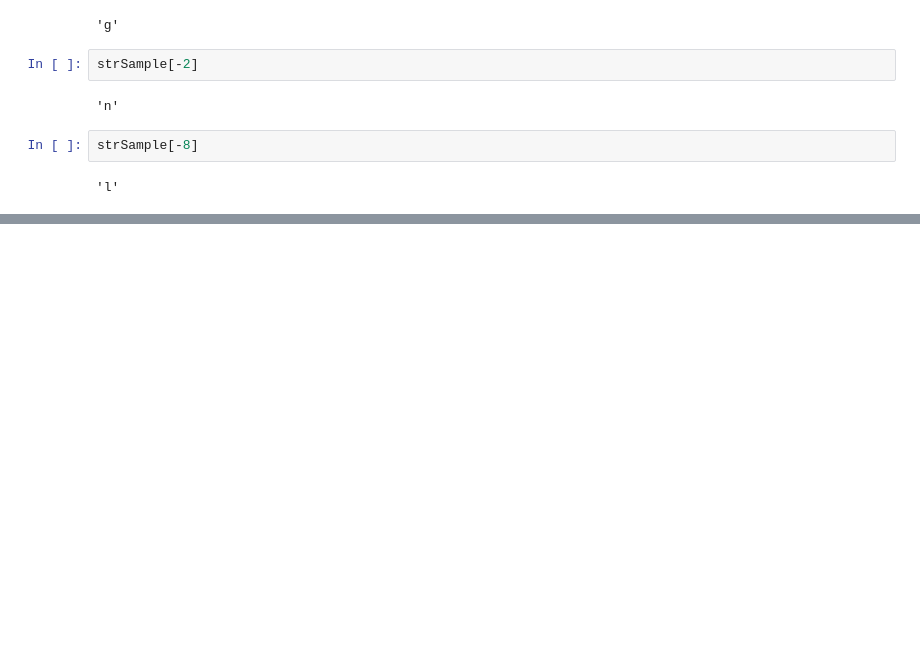
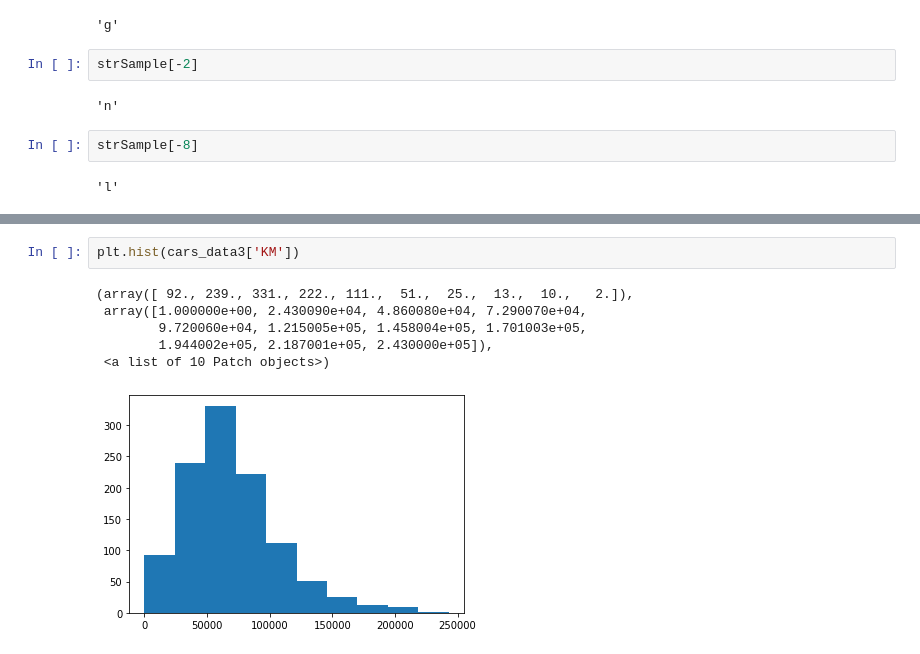
Before and after one commit to MaheshChavan1264/PythonForDataScience, a Jupyter notebook: Week2.ipynb, the cells around one changed output, grey strips where cells are left out. Cells and saved outputs as stored; diff of their text form; blank space fills up the shorter version.

```diff
--- a/Week2.ipynb
+++ b/Week2.ipynb
@@ -133,0 +1016,9 @@ strSample[-8]
+# %%
+plt.hist(cars_data3['KM'])
+# %% [output]
+(array([ 92., 239., 331., 222., 111.,  51.,  25.,  13.,  10.,   2.]),
+ array([1.000000e+00, 2.430090e+04, 4.860080e+04, 7.290070e+04,
+        9.720060e+04, 1.215005e+05, 1.458004e+05, 1.701003e+05,
+        1.944002e+05, 2.187001e+05, 2.430000e+05]),
+ <a list of 10 Patch objects>)
+[figure, added]
```
Also changed, not shown: parts of 131 cells of this notebook, 4 other files.
